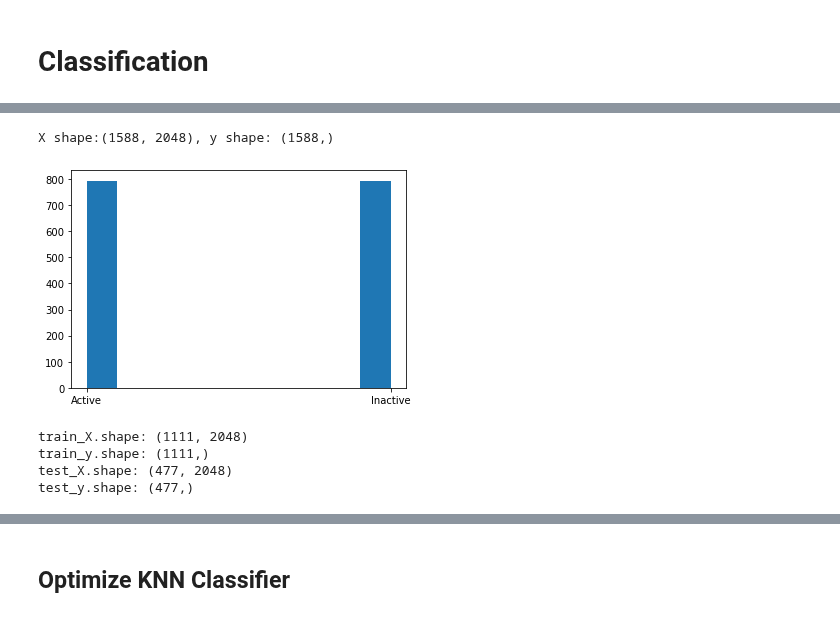
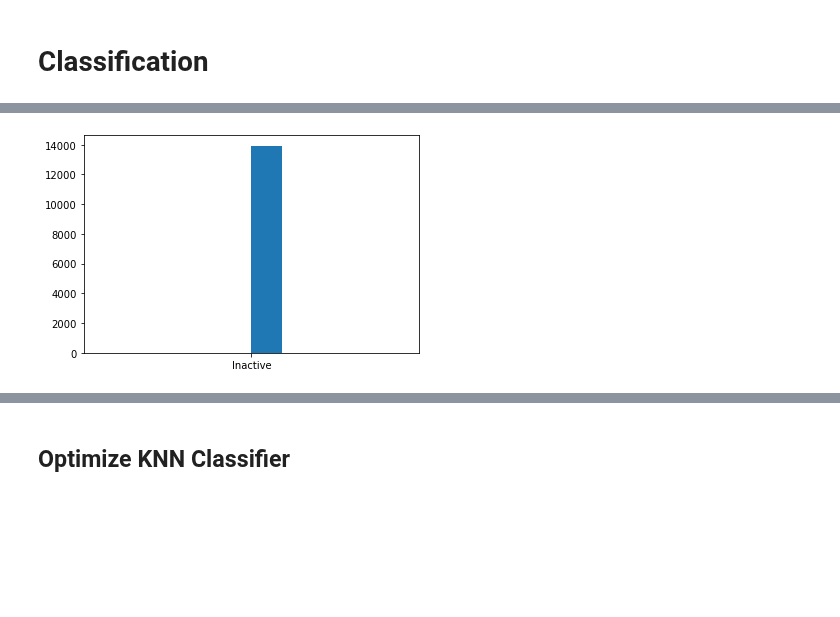
Before and after one commit to srensi/tmprss2, a Jupyter notebook: notebooks/knn.ipynb, the cells around one changed output, grey strips where cells are left out. Cells and saved outputs as stored; diff of their text form; code cells hidden in the pictures; blank space fills up the shorter version.

```diff
--- a/notebooks/knn.ipynb
+++ b/notebooks/knn.ipynb
@@ -59,34 +36,0 @@ h = plt.hist(y)
-# %%
-def augment_with_dcm(X, y, num_negatives):# augment the data with dcm examples
-    dcm_X = np.stack(dcm.morgan_fingerprint)
-
-    # select subset
-    # current method: random choice.  There might be a better way.
-    dcm_X = dcm_X[np.random.choice(np.arange(len(dcm_X)), size=num_negatives, replace=False)]
-    dcm_y = np.array(['Inactive'] * len(dcm_X))
-
-    # combine
-    X = np.concatenate([X, dcm_X], axis=0)
-    y = np.concatenate([y, dcm_y])
-    return X, y
-# how many negatives should we choose?  This is up for debate.  Current strategy: balance Active/Inactive
-num_negatives = np.count_nonzero(y == 'Active') - np.count_nonzero(y == 'Inactive')
-X, y = augment_with_dcm(X, y, num_negatives)
-print(f'X shape:{X.shape}, y shape: {y.shape}')
-h = plt.hist(y)
-# %% [output]
-X shape:(1588, 2048), y shape: (1588,)
-[figure, removed]
-# %%
-# set up data and labels for knn
-
-train_X, test_X, train_y, test_y = train_test_split(X, y, test_size=0.3, random_state=3)
-print(f"train_X.shape: {train_X.shape}")
-print(f"train_y.shape: {train_y.shape}")
-print(f"test_X.shape: {test_X.shape}")
-print(f"test_y.shape: {test_y.shape}")
-# %% [output]
-train_X.shape: (1111, 2048)
-train_y.shape: (1111,)
-test_X.shape: (477, 2048)
-test_y.shape: (477,)
@@ -98,0 +37,6 @@ def run_knn_classifier(k, train_X, train_y, test_X, test_y):
+# %%
+X_dcm = np.stack(dcm.sample(frac=.1).morgan_fingerprint)
+y_dcm = ['Inactive'] * len(X_dcm)
+dcm_hist = plt.hist(y_dcm)
+# %% [output]
+[figure, added]
```
Also changed, not shown: parts of 32 cells of this notebook.
